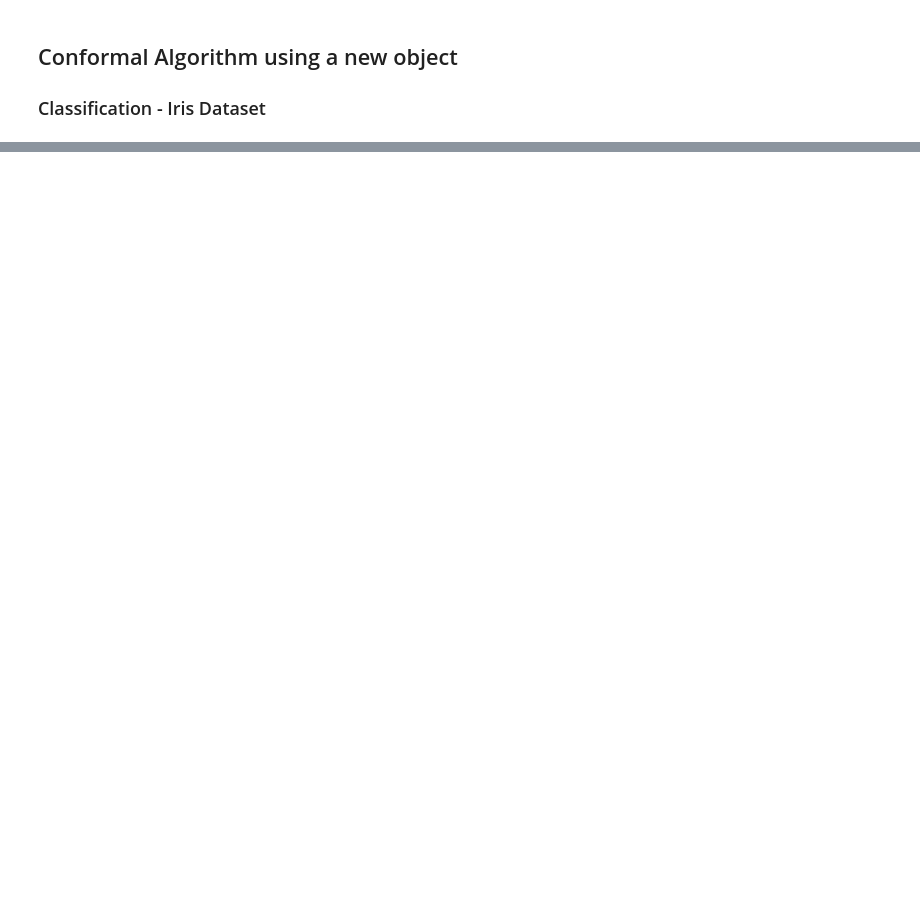
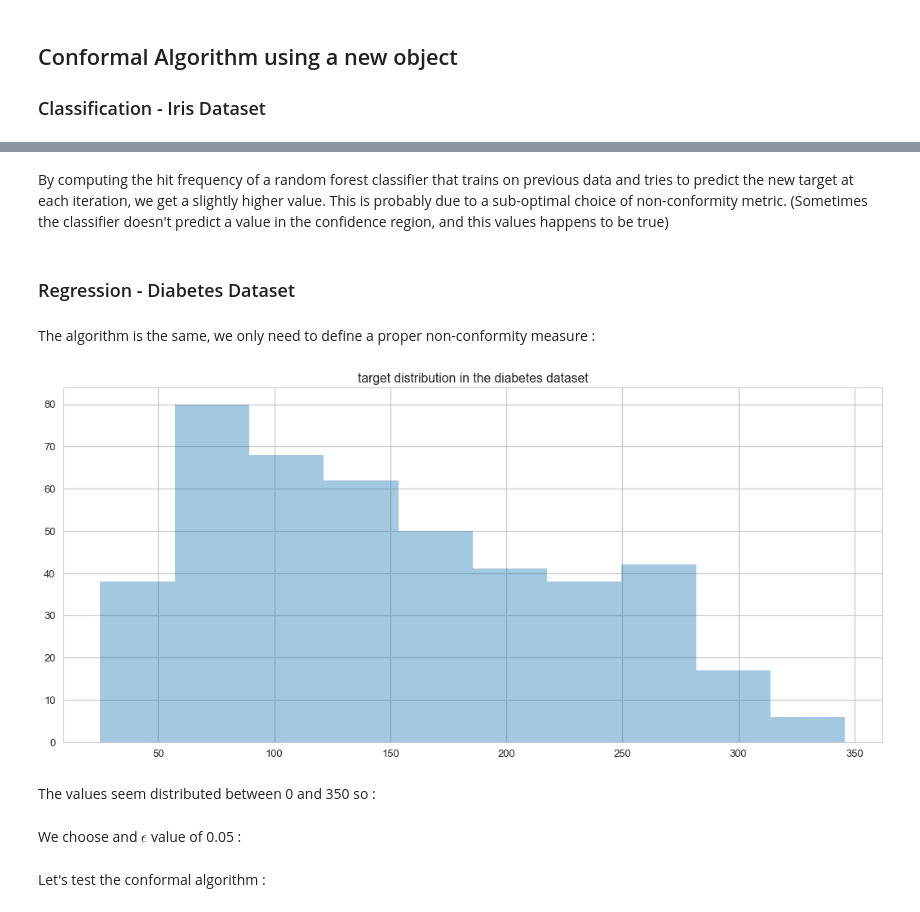
Before and after one commit to eacquarone/OnlineLearning, a Jupyter notebook: Online Learning.ipynb, the cells around one changed output, grey strips where cells are left out. Saved outputs shown, nothing was run; the diff lists cells and outputs as text; code cells hidden in the pictures; blank space fills up the shorter version.

```diff
--- a/Online Learning.ipynb
+++ b/Online Learning.ipynb
@@ -209,0 +205,12 @@ for x, y in tqdm(zip(X_test, y_test)):
+# %% [markdown]
+By computing the hit frequency of a random forest classifier that trains on previous data and tries to predict the new target at each iteration, we get a slightly higher value. This is probably due to a sub-optimal choice of non-conformity metric. (Sometimes the classifier doesn't predict a value in the confidence region, and this values happens to be true)
+# %% [markdown]
+### Regression - Diabetes Dataset
+# %%
+X, y = load_diabetes(return_X_y=True)
+idx = np.arange(X.shape[0])
+np.random.shuffle(idx)
+X = X[idx]
+y = y[idx]
+# %% [markdown]
+The algorithm is the same, we only need to define a proper non-conformity measure :
@@ -209,0 +223,9 @@ for x, y in tqdm(zip(X_test, y_test)):
+# %%
+plt.figure(figsize=(18, 8))
+plt.title("target distribution in the diabetes dataset")
+sns.distplot(y, kde=False)
+plt.show()
+# %% [output]
+[figure, added]
+# %% [markdown]
+The values seem distributed between 0 and 350 so :
@@ -209,0 +234,2 @@ for x, y in tqdm(zip(X_test, y_test)):
+# %% [markdown]
+We choose and $\epsilon$ value of 0.05 :
@@ -209,0 +238,2 @@ for x, y in tqdm(zip(X_test, y_test)):
+# %% [markdown]
+Let's test the conformal algorithm :
```
Also changed, not shown: parts of 51 cells of this notebook.
